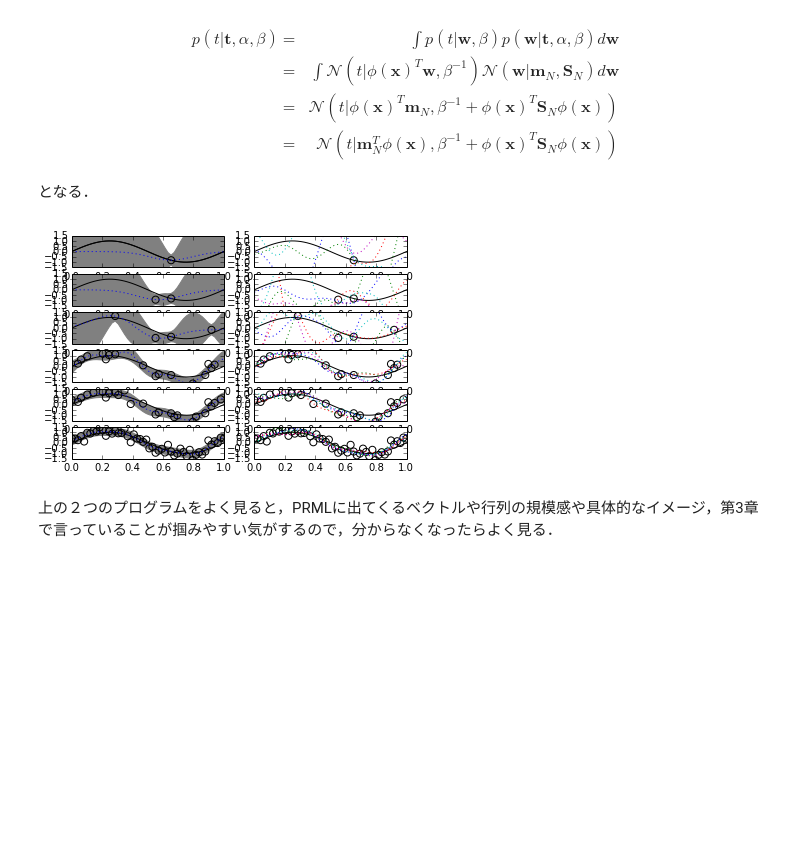
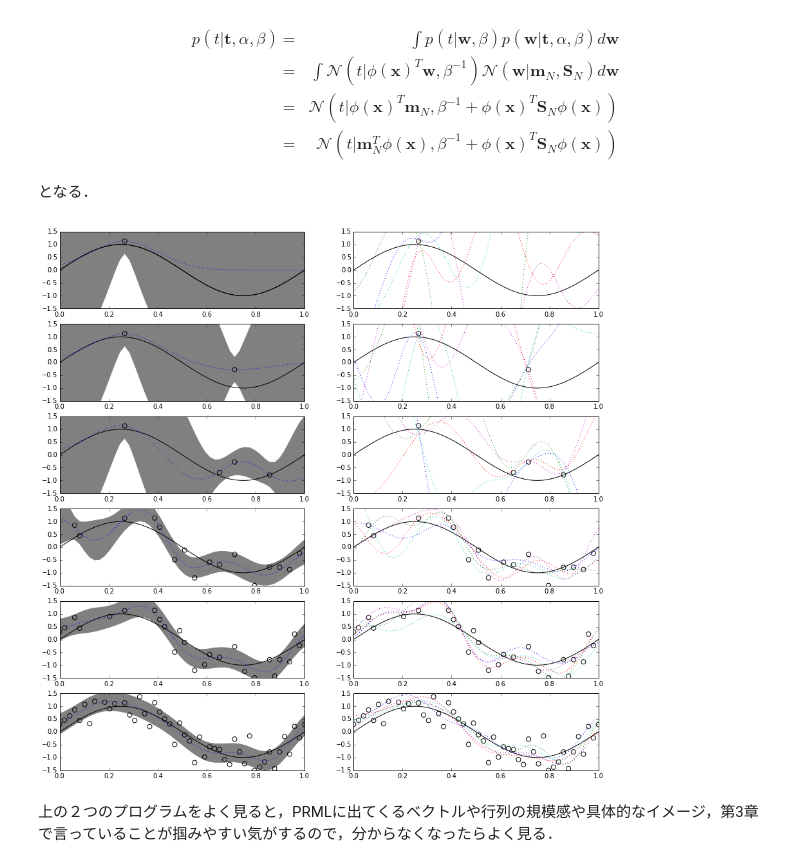
Before and after one commit to rkoyama1623/kuroiwa_demos, a Jupyter notebook: PRML/chapter03.ipynb, the cells around one changed output. Saved outputs shown, nothing was run; the diff lists cells and outputs as text; code cells hidden in the pictures; blank space fills up the shorter version.

```diff
--- a/PRML/chapter03.ipynb
+++ b/PRML/chapter03.ipynb
@@ -235,6 +235,7 @@ def gaussian_2D(x, mu, sigma):
     # tmp is expected as numpy.matrix which size is 1x1
     return tmp[0, 0]
 
+matplotlib.pyplot.rcParams['figure.figsize'] = (15.0, 15.0)
 fig, (axes) = matplotlib.pyplot.subplots(4, 3)
 
 for i in range(N):
@@ -381,6 +382,7 @@ def calc_predictive_distribution(xn, tn):
         return (mu, var_N)
     return m_N, S_N, func
 
+matplotlib.pyplot.rcParams['figure.figsize'] = (15.0, 15.0)
 fig, (axes) = matplotlib.pyplot.subplots(len(N_list), 2)
 
 
@@ -394,33 +396,33 @@ for i, N in enumerate(N_list):
     xn = [xn_all[idx] for idx in order]
     tn = [tn_all[idx] for idx in order]
     m_N, S_N, f = calc_predictive_distribution(xn, tn)
     y_h = []
     y_m = []
     y_l = []
     for mu, var_N in [f(x) for x in xn_all]:
         std = numpy.sqrt(var_N)
         y_h.append(mu + std)
         y_m.append(mu)
         y_l.append(mu - std)
     # fig. 3.8
     axes[i][0].plot(xn_all, y_m, ':')
     axes[i][0].fill_between(xn_all, y_h, y_l, color='gray')
     axes[i][0].scatter(xn, tn, c='black', facecolors='none', s=50)
     axes[i][1].scatter(xn, tn, c='black', facecolors='none', s=50)
     # fig. 3.9
     for j in range(5):
         w = numpy.random.multivariate_normal(m_N, S_N)
         y = numpy.dot(w, [base(xn_all) for base in base_list])
         axes[i][1].plot(xn_all, y, ':')
 
 # set limit for x-axis and y-axis
 rangelimiter = numpy.vectorize(lambda ax: ax.set_xlim(0, +1.0))
 rangelimiter(axes)
 rangelimiter = numpy.vectorize(lambda ax: ax.set_ylim(-1.5, +1.5))
 rangelimiter(axes)
 
 matplotlib.pyplot.show()
 # %% [output]
-[figure, old version]
+[figure, new version]
 # %% [markdown]
 上の２つのプログラムをよく見ると，PRMLに出てくるベクトルや行列の規模感や具体的なイメージ，第3章で言っていることが掴みやすい気がするので，分からなくなったらよく見る．
```
Also changed, not shown: parts of 1 cell of this notebook, 1 other file.
